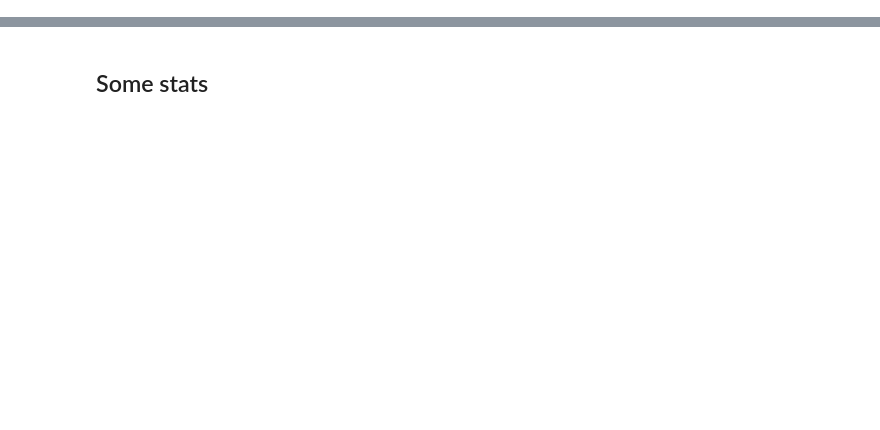
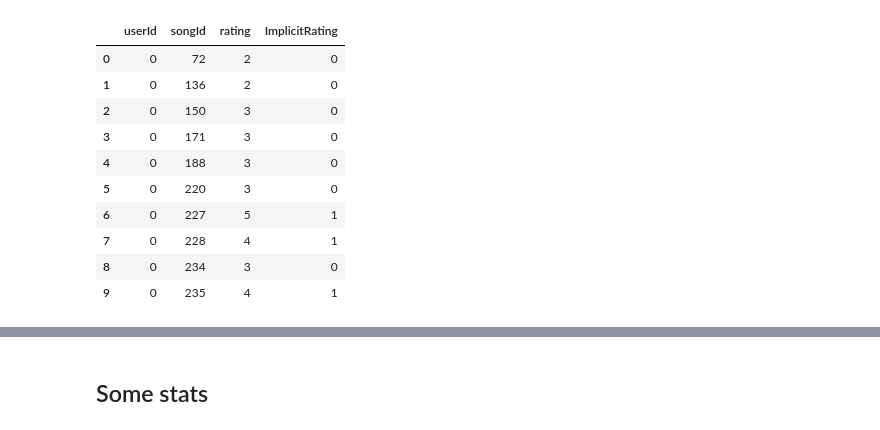
Before and after one commit to peetceenatoo/my-first-research-project, a Jupyter notebook: Implementation/Coat/Notebook.ipynb, the cells around one changed output, grey strips where cells are left out. Cells and saved outputs as stored; diff of their text form; code cells hidden in the pictures; blank space fills up the shorter version.

```diff
--- a/Implementation/Coat/Notebook.ipynb
+++ b/Implementation/Coat/Notebook.ipynb
@@ -106,0 +46,5 @@ tr_vd_data.head(10), test_data.head(10)
+# %%
+raw_data = pd.read_csv(os.path.join(DATA_DIR, 'train.ascii'), sep=" ", header=None, engine="python")
+test_data = pd.read_csv(os.path.join(DATA_DIR, 'test.ascii'), sep=" ", header=None, engine="python")
+# %%
+tr_vd_data = pd.DataFrame({"userId": sparse.coo_matrix(raw_data).row,                            "songId": sparse.coo_matrix(raw_data).col,                           "rating": sparse.coo_matrix(raw_data).data})
@@ -106,0 +179,14 @@ tr_vd_data.head(10), test_data.head(10)
+# %%
+tr_vd_data.head(10)
+# %% [output]
+|  | userId | songId | rating | ImplicitRating |
+| 0 | 0 | 72 | 2 | 0 |
+| 1 | 0 | 136 | 2 | 0 |
+| 2 | 0 | 150 | 3 | 0 |
+| 3 | 0 | 171 | 3 | 0 |
+| 4 | 0 | 188 | 3 | 0 |
+| 5 | 0 | 220 | 3 | 0 |
+| 6 | 0 | 227 | 5 | 1 |
+| 7 | 0 | 228 | 4 | 1 |
+| 8 | 0 | 234 | 3 | 0 |
+| 9 | 0 | 235 | 4 | 1 |
```
Also changed, not shown: parts of 103 cells of this notebook, 1 other file.
